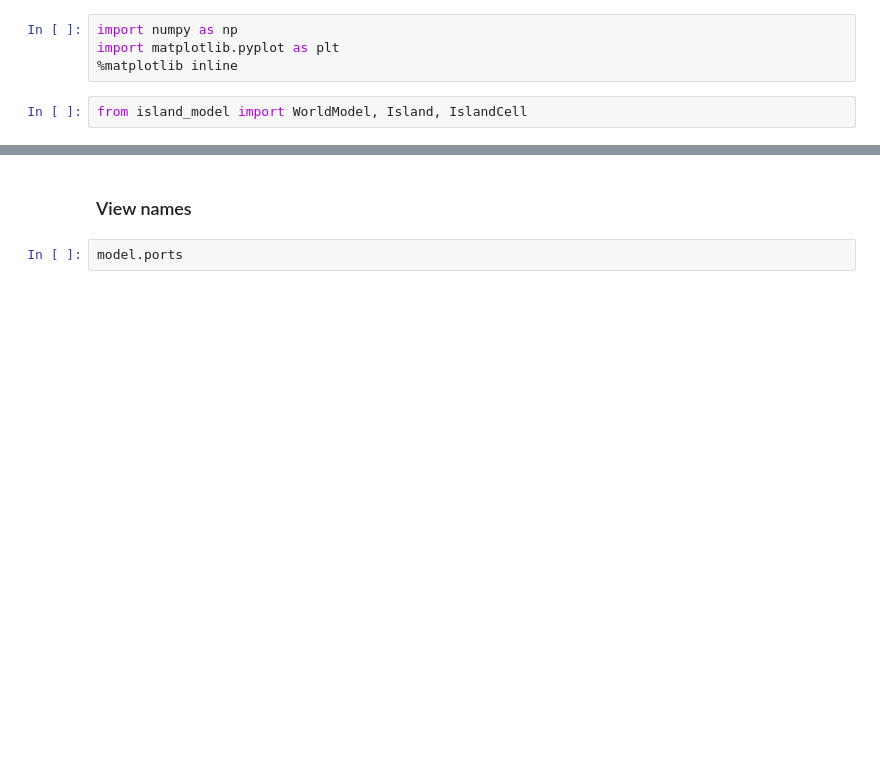
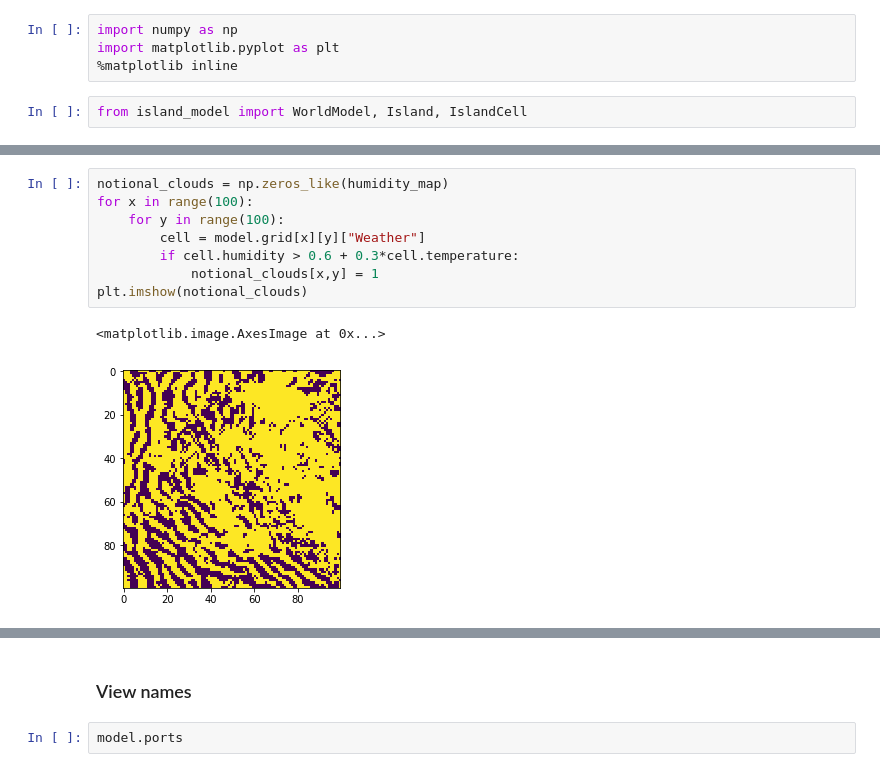
Before and after one commit to dmasad/Mesa-Islands, a Jupyter notebook: Testing.ipynb, the cells around one changed output, grey strips where cells are left out. Saved outputs shown, nothing was run; the diff lists cells and outputs as text; blank space fills up the shorter version.

```diff
--- a/Testing.ipynb
+++ b/Testing.ipynb
@@ -78,0 +67,11 @@ for t in range(10):
+# %%
+notional_clouds = np.zeros_like(humidity_map)
+for x in range(100):
+    for y in range(100):
+        cell = model.grid[x][y]["Weather"]
+        if cell.humidity > 0.6 + 0.3*cell.temperature:
+            notional_clouds[x,y] = 1
+plt.imshow(notional_clouds)
+# %% [output]
+<matplotlib.image.AxesImage at 0x...>
+[figure, added]
```
Also changed, not shown: parts of 11 cells of this notebook, 4 other files.
